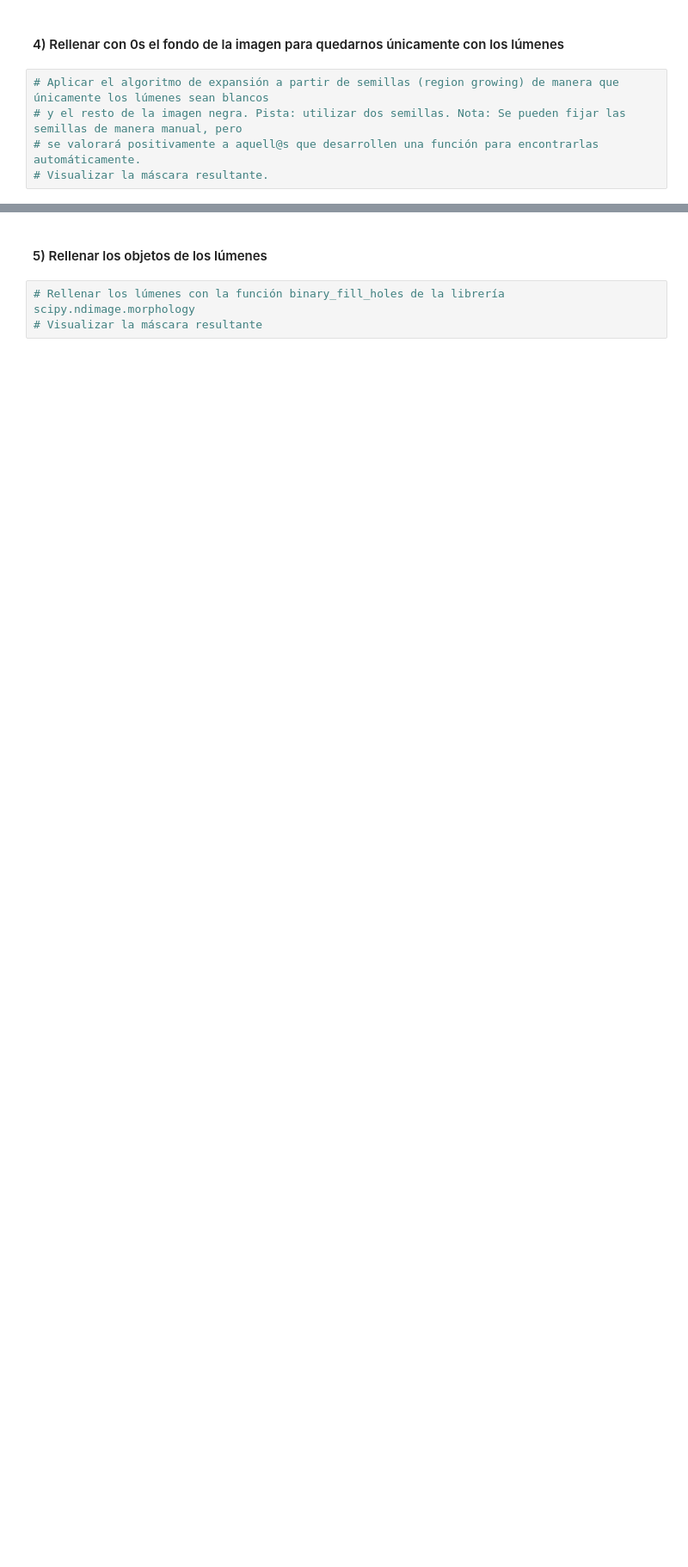
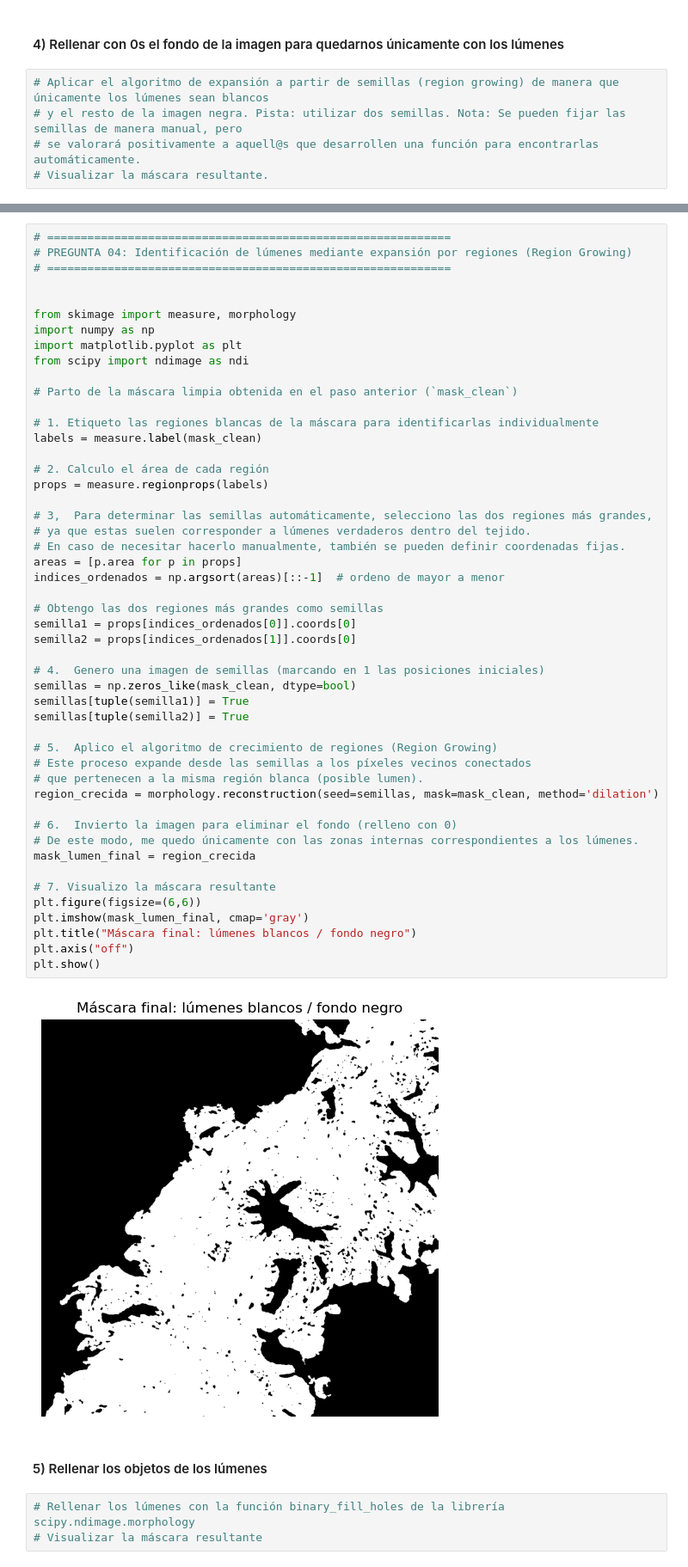
Before and after one commit to RomelCarlof/EjercicosJavaScript, a Jupyter notebook: Phython/Aprendizaje_Supervisado/Actividad_Computer_Vision_C2 (2)/Actividad_Computer_Vision_C2/Actividad_Computer_Vision_C2.ipynb, the cells around one changed output, grey strips where cells are left out. Shown at 86% size. Saved outputs shown, nothing was run; the diff lists cells and outputs as text; blank space fills up the shorter version.

```diff
--- a/Phython/Aprendizaje_Supervisado/Actividad_Computer_Vision_C2 (2)/Actividad_Computer_Vision_C2/Actividad_Computer_Vision_C2.ipynb
+++ b/Phython/Aprendizaje_Supervisado/Actividad_Computer_Vision_C2 (2)/Actividad_Computer_Vision_C2/Actividad_Computer_Vision_C2.ipynb
@@ -274,3 +186,54 @@ Semilla 2: (944, 719)
+# %%
+# ============================================================
+# PREGUNTA 04: Identificación de lúmenes mediante expansión por regiones (Region Growing)
+# ============================================================
+
+
+from skimage import measure, morphology
+import numpy as np
+import matplotlib.pyplot as plt
+from scipy import ndimage as ndi
+
+# Parto de la máscara limpia obtenida en el paso anterior (`mask_clean`)
+
+# 1. Etiqueto las regiones blancas de la máscara para identificarlas individualmente
+labels = measure.label(mask_clean)
+
+# 2. Calculo el área de cada región
+props = measure.regionprops(labels)
+
+# 3,  Para determinar las semillas automáticamente, selecciono las dos regiones más grandes,
+# ya que estas suelen corresponder a lúmenes verdaderos dentro del tejido.
+# En caso de necesitar hacerlo manualmente, también se pueden definir coordenadas fijas.
+areas = [p.area for p in props]
+indices_ordenados = np.argsort(areas)[::-1]  # ordeno de mayor a menor
+
+# Obtengo las dos regiones más grandes como semillas
+semilla1 = props[indices_ordenados[0]].coords[0]
+semilla2 = props[indices_ordenados[1]].coords[0]
+
+# 4.  Genero una imagen de semillas (marcando en 1 las posiciones iniciales)
+semillas = np.zeros_like(mask_clean, dtype=bool)
+semillas[tuple(semilla1)] = True
+semillas[tuple(semilla2)] = True
+
+# 5.  Aplico el algoritmo de crecimiento de regiones (Region Growing)
+# Este proceso expande desde las semillas a los píxeles vecinos conectados
+# que pertenecen a la misma región blanca (posible lumen).
+region_crecida = morphology.reconstruction(seed=semillas, mask=mask_clean, method='dilation')
+
+# 6.  Invierto la imagen para eliminar el fondo (relleno con 0)
+# De este modo, me quedo únicamente con las zonas internas correspondientes a los lúmenes.
+mask_lumen_final = region_crecida
+
+# 7. Visualizo la máscara resultante
+plt.figure(figsize=(6,6))
+plt.imshow(mask_lumen_final, cmap='gray')
+plt.title("Máscara final: lúmenes blancos / fondo negro")
+plt.axis("off")
+plt.show()
+# %% [output]
+[figure, added]
 # %% [markdown]
 #### 5) Rellenar los objetos de los lúmenes
 # %%
```
Also changed, not shown: parts of 13 cells of this notebook, 1 other file.
